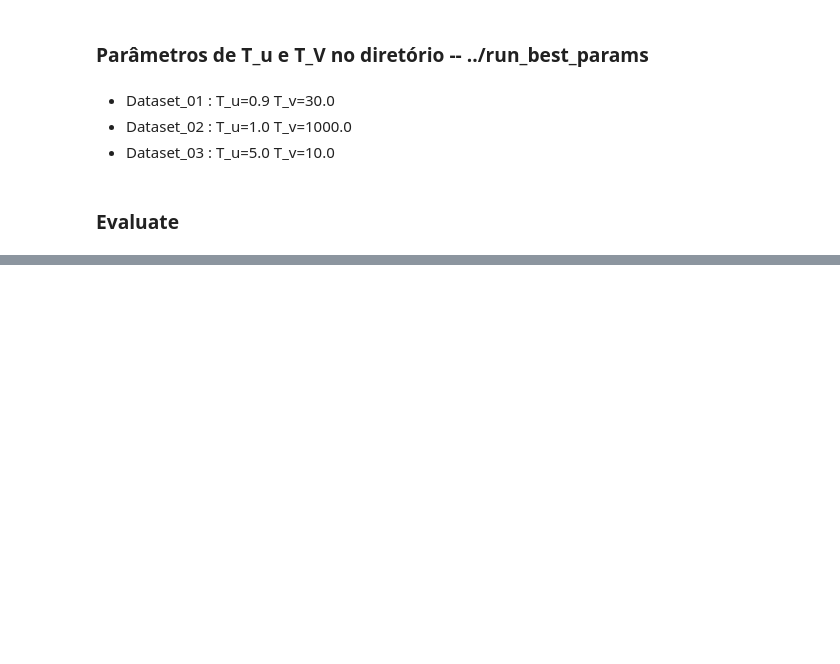
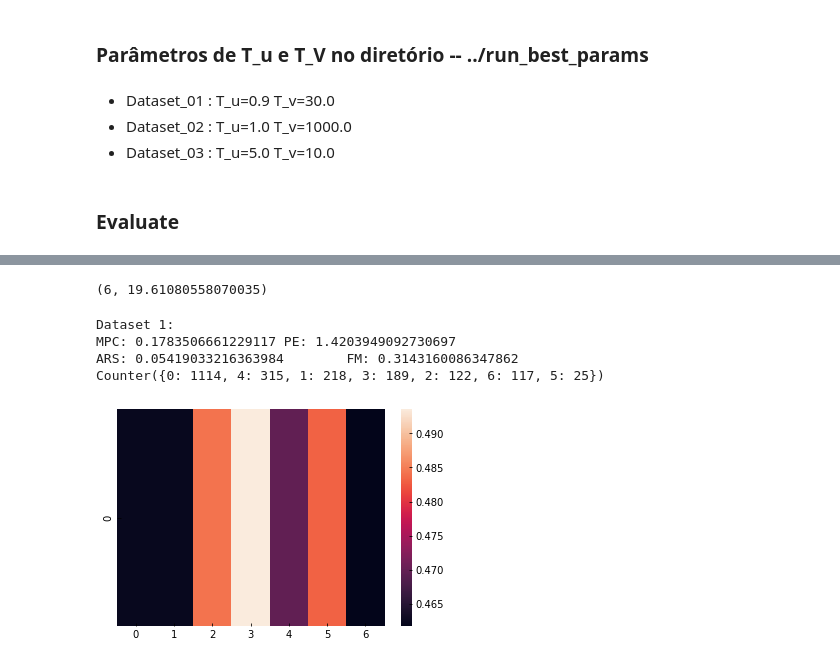
Before and after one commit to mateuscsc/ML_Project_CIN, a Jupyter notebook: code/notebooks/EFCM_LS1.ipynb, the cells around one changed output, grey strips where cells are left out. Drawn from its saved outputs; the diff is of its cells as text; code cells hidden in the pictures; blank space fills up the shorter version.

Commit message:
EFCM-LS1 Notebook

```diff
--- a/code/notebooks/EFCM_LS1.ipynb
+++ b/code/notebooks/EFCM_LS1.ipynb
@@ -92,13 +69,3 @@ except:
  - Dataset_03 : T_u=5.0  T_v=10.0
 # %% [markdown]
 ### Evaluate
-# %%
-clf = EFCM_LS1(n_cluster=7,theta_u=.9 ,theta_v=30,epsilon=1e-10,tol_iter=150,init='dirichlet')
-u = []
-epoch = 3 # mudar para 50
-model = []
-_ = [model.append(deepcopy(clf)) for _ in range(epoch)]
-for j in range(epoch):
-    model[j].fit(X_data_01) # X_data_01,X_data_02,X_data_03
-    print('run:{} loss: {} '.format(j,model[j].loss))
-    u.append(model[j].loss)
@@ -178,0 +74,10 @@ plt.plot(model[np.argmin(u)].loss_history)
+# %%
+clf1 = EFCM_LS1(n_cluster=7, theta_u=.9, theta_v=30.0, epsilon=1e-10, tol_iter=150, init='dirichlet')
+u1 = []
+epoch = 25 # mudar para 50
+model1 = []
+_ = [model1.append(deepcopy(clf1)) for _ in range(epoch)]
+for j in range(epoch):
+    model1[j].fit(X_data_01)
+    print('run:{} loss: {} '.format(j,model1[j].loss))
+    u1.append(model1[j].loss)
@@ -178,0 +102,5 @@ plt.plot(model[np.argmin(u)].loss_history)
+# %%
+u1 = np.array(u1)
+np.argmin(u1),u1[np.argmin(u1)]
+# %% [output]
+(6, 19.61080558070035)
@@ -178,0 +110,16 @@ plt.plot(model[np.argmin(u)].loss_history)
+# %%
+print("Dataset 1:")
+print("MPC: {}\tPE: {}".format(MPC(fuzzy1), PE(fuzzy1)))
+print("ARS: {}\tFM: {}".format(adjusted_rand_score(y_data_01, crisp1), FMeasure(y_data_01, crisp1)))
+print(Counter(crisp1))
+# %% [output]
+Dataset 1:
+MPC: 0.1783506661229117 PE: 1.4203949092730697
+ARS: 0.05419033216363984        FM: 0.3143160086347862
+Counter({0: 1114, 4: 315, 1: 218, 3: 189, 2: 122, 6: 117, 5: 25})
+# %%
+# Features importance
+ax = sns.heatmap(model1[np.argmin(u1)].fuzzy_weight_matrix.T[0:1])
+plt.show()
+# %% [output]
+[figure, added]
```
Also changed, not shown: parts of 39 cells of this notebook, 6 other files.
